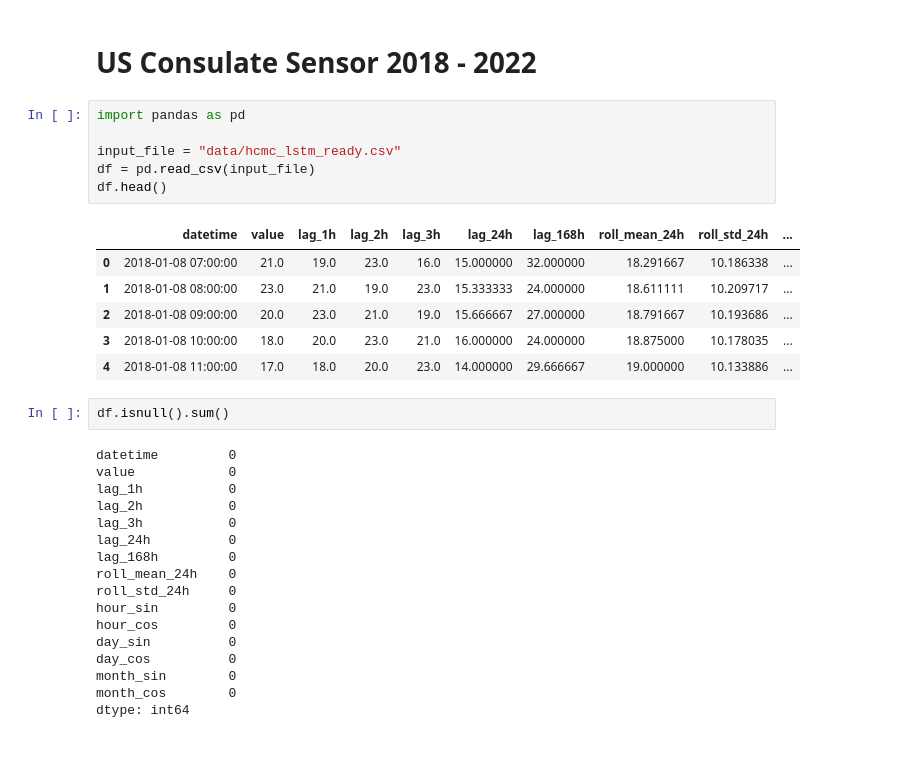
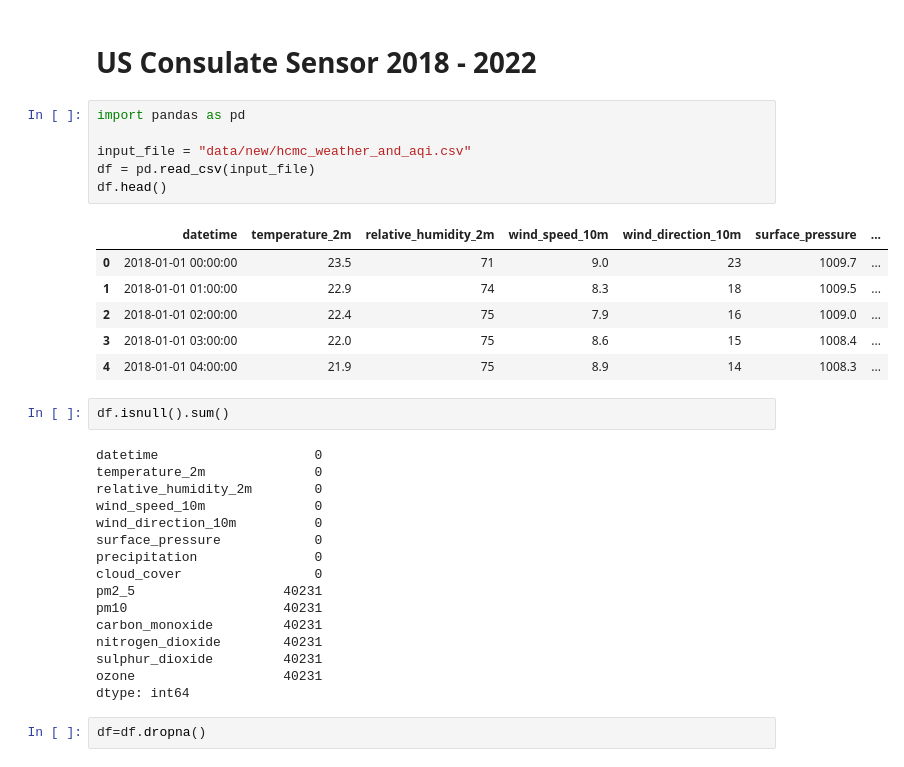
Before and after one commit to EroEroz/air_quality_prediction, a Jupyter notebook: airq_analyze.ipynb, the cells around one changed output. Cells and saved outputs as stored; diff of their text form.

```diff
--- a/airq_analyze.ipynb
+++ b/airq_analyze.ipynb
@@ -26,35 +26,36 @@ Note: you may need to restart the kernel to use updated packages.
 # %%
 import pandas as pd
 
-input_file = "data/hcmc_lstm_ready.csv"
+input_file = "data/new/hcmc_weather_and_aqi.csv"
 df = pd.read_csv(input_file)
 df.head()
 # %% [output]
-|  | datetime | value | lag_1h | lag_2h | lag_3h | lag_24h | lag_168h | roll_mean_24h | roll_std_24h | ... |
-| 0 | 2018-01-08 07:00:00 | 21.0 | 19.0 | 23.0 | 16.0 | 15.000000 | 32.000000 | 18.291667 | 10.186338 | ... |
-| 1 | 2018-01-08 08:00:00 | 23.0 | 21.0 | 19.0 | 23.0 | 15.333333 | 24.000000 | 18.611111 | 10.209717 | ... |
-| 2 | 2018-01-08 09:00:00 | 20.0 | 23.0 | 21.0 | 19.0 | 15.666667 | 27.000000 | 18.791667 | 10.193686 | ... |
-| 3 | 2018-01-08 10:00:00 | 18.0 | 20.0 | 23.0 | 21.0 | 16.000000 | 24.000000 | 18.875000 | 10.178035 | ... |
-| 4 | 2018-01-08 11:00:00 | 17.0 | 18.0 | 20.0 | 23.0 | 14.000000 | 29.666667 | 19.000000 | 10.133886 | ... |
+|  | datetime | temperature_2m | relative_humidity_2m | wind_speed_10m | wind_direction_10m | surface_pressure | ... |
+| 0 | 2018-01-01 00:00:00 | 23.5 | 71 | 9.0 | 23 | 1009.7 | ... |
+| 1 | 2018-01-01 01:00:00 | 22.9 | 74 | 8.3 | 18 | 1009.5 | ... |
+| 2 | 2018-01-01 02:00:00 | 22.4 | 75 | 7.9 | 16 | 1009.0 | ... |
+| 3 | 2018-01-01 03:00:00 | 22.0 | 75 | 8.6 | 15 | 1008.4 | ... |
+| 4 | 2018-01-01 04:00:00 | 21.9 | 75 | 8.9 | 14 | 1008.3 | ... |
 # %%
 df.isnull().sum()
 # %% [output]
-datetime         0
-value            0
-lag_1h           0
-lag_2h           0
-lag_3h           0
-lag_24h          0
-lag_168h         0
-roll_mean_24h    0
-roll_std_24h     0
-hour_sin         0
-hour_cos         0
-day_sin          0
-day_cos          0
-month_sin        0
-month_cos        0
+datetime                    0
+temperature_2m              0
+relative_humidity_2m        0
+wind_speed_10m              0
+wind_direction_10m          0
+surface_pressure            0
+precipitation               0
+cloud_cover                 0
+pm2_5                   40231
+pm10                    40231
+carbon_monoxide         40231
+nitrogen_dioxide        40231
+sulphur_dioxide         40231
+ozone                   40231
 dtype: int64
+# %%
+df=df.dropna()
 # %%
 df.info()
 # %% [output]
```
Also changed, not shown: parts of 4 cells of this notebook, 8 other files.
